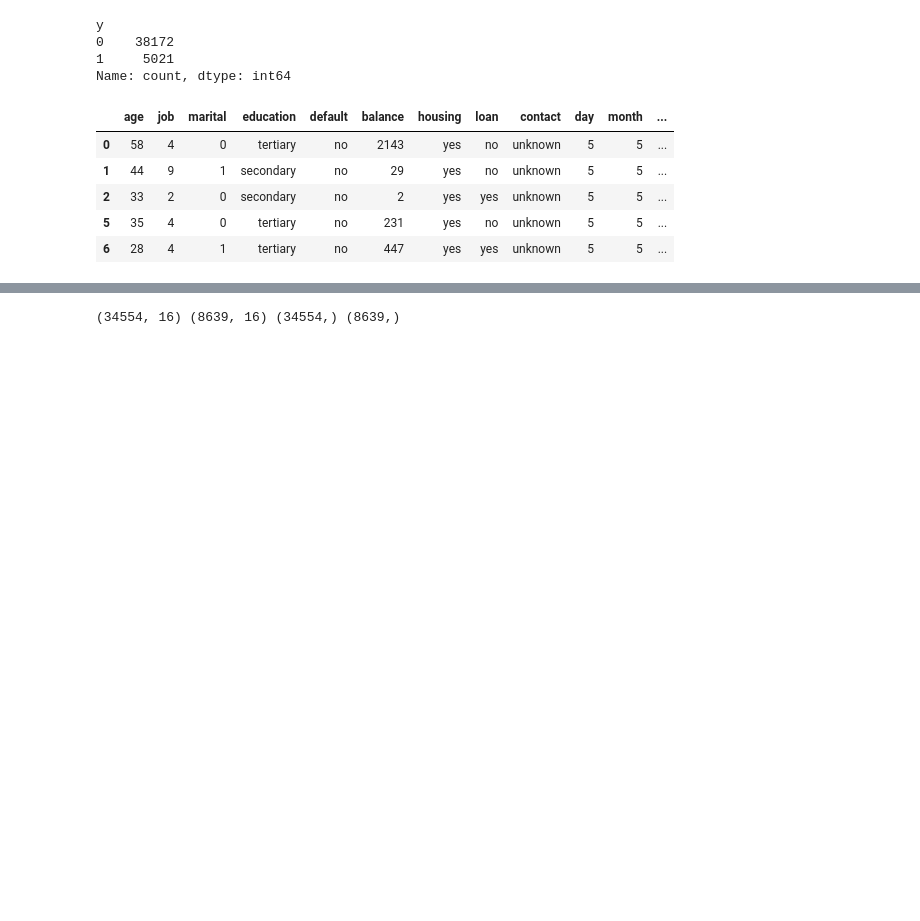
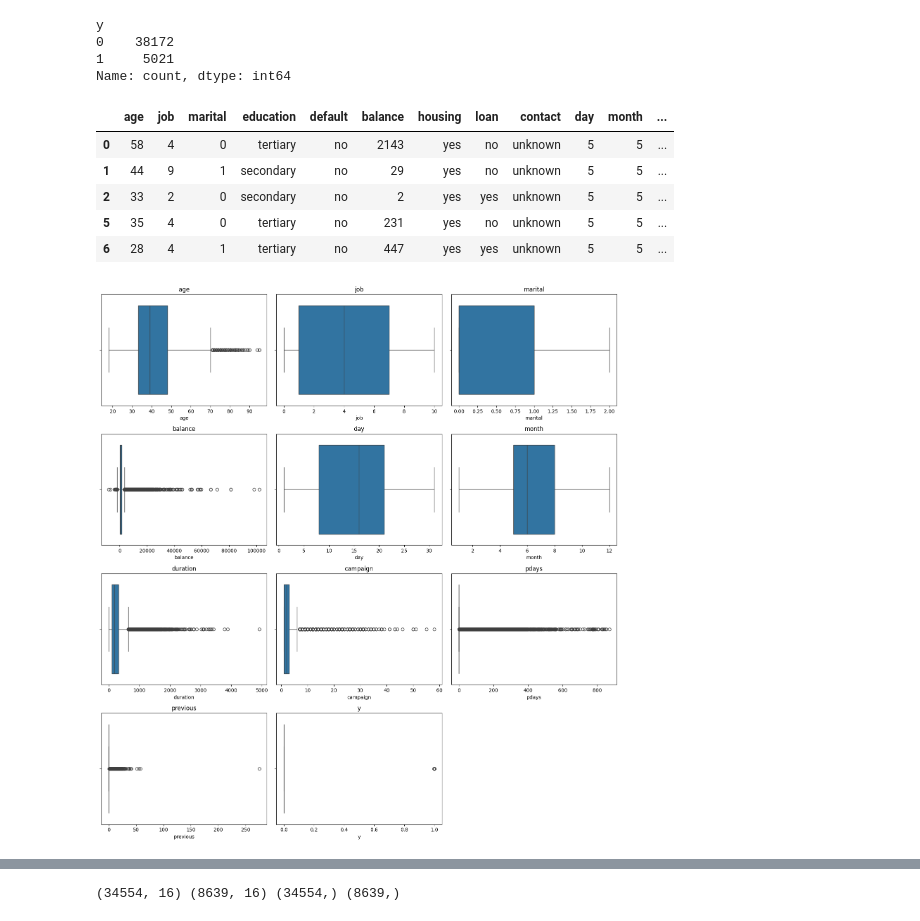
Before and after one commit to GHOST-DEKU/Mini-Project, a Jupyter notebook: bank-marketting.ipynb, the cells around one changed output, grey strips where cells are left out. Saved outputs shown, nothing was run; the diff lists cells and outputs as text; code cells hidden in the pictures; blank space fills up the shorter version.

```diff
--- a/bank-marketting.ipynb
+++ b/bank-marketting.ipynb
@@ -215,3 +215,21 @@ df.head()
 | 2 | 33 | 2 | 0 | secondary | no | 2 | yes | yes | unknown | 5 | 5 | ... |
 | 5 | 35 | 4 | 0 | tertiary | no | 231 | yes | no | unknown | 5 | 5 | ... |
 | 6 | 28 | 4 | 1 | tertiary | no | 447 | yes | yes | unknown | 5 | 5 | ... |
+# %%
+# Plot boxplots for each numeric column in the dataframe
+numeric_cols = df.select_dtypes(include=np.number).columns
+
+num_plots = len(numeric_cols)
+num_cols = 3  # number of plots per row
+num_rows = (num_plots + num_cols - 1) // num_cols
+
+plt.figure(figsize=(5 * num_cols, 4 * num_rows))
+for i, col in enumerate(numeric_cols):
+    plt.subplot(num_rows, num_cols, i + 1)
+    sns.boxplot(x=df[col])
+    plt.title(col)
+
+plt.tight_layout()
+plt.show()
+# %% [output]
+[figure, added]
```
Also changed, not shown: parts of 24 cells of this notebook, 1 other file.
